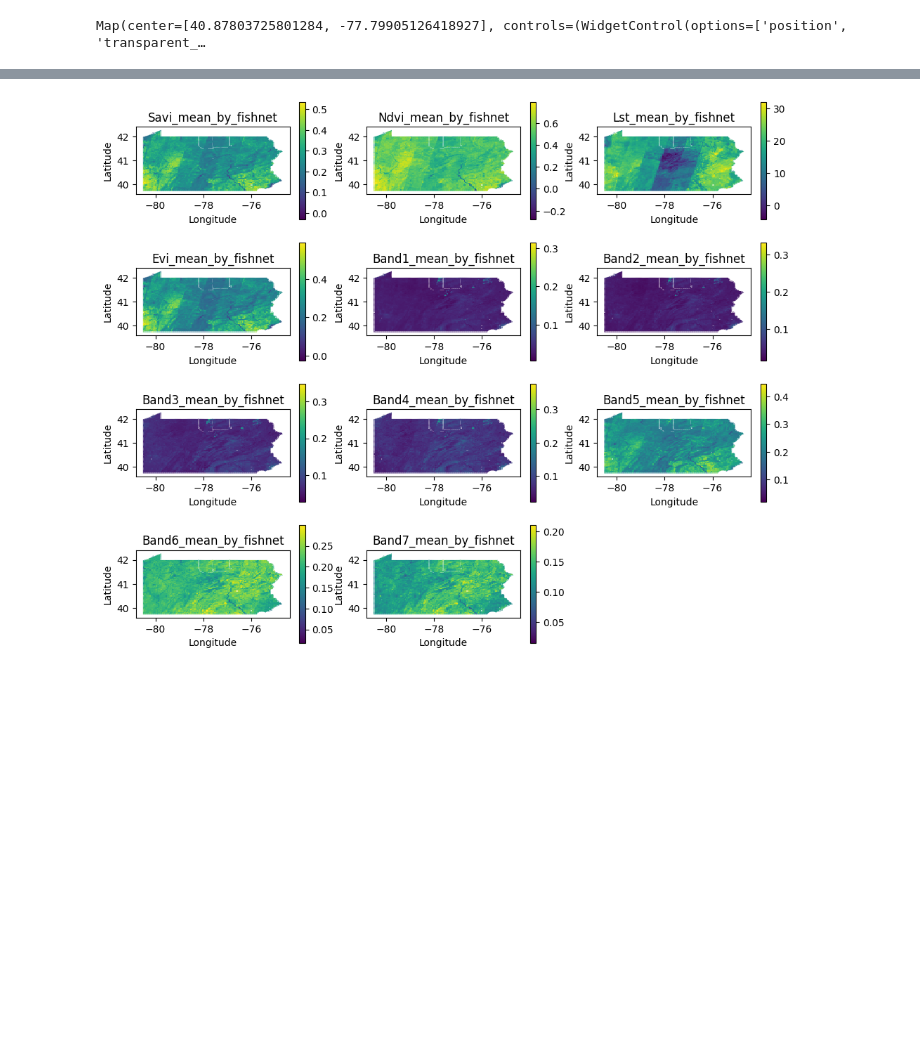
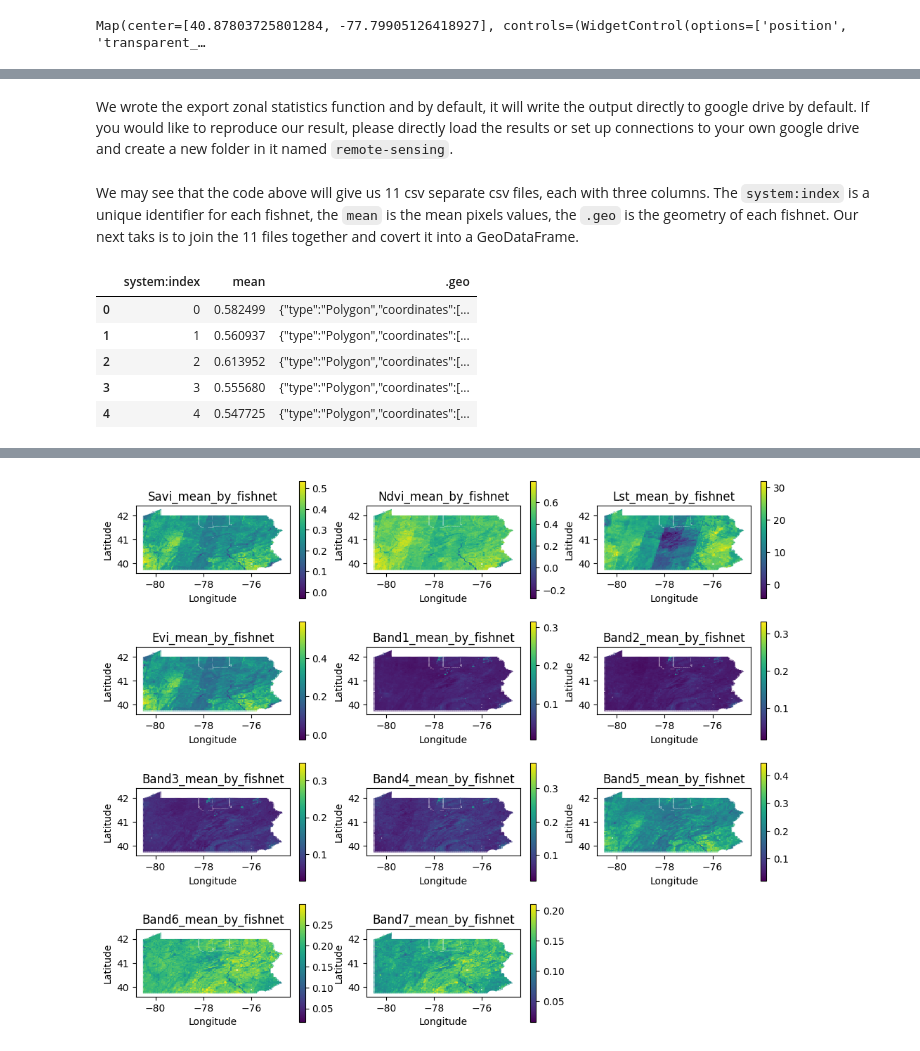
Before and after one commit to emilyzhou112/MUSA6500-Pennsylvania-CRD, a Jupyter notebook: code/PA-CRD-2024.ipynb, the cells around one changed output, grey strips where cells are left out. Drawn from its saved outputs; the diff is of its cells as text; code cells hidden in the pictures; blank space fills up the shorter version.

Commit message:
finish write up for section three

```diff
--- a/code/PA-CRD-2024.ipynb
+++ b/code/PA-CRD-2024.ipynb
@@ -270,5 +326,7 @@ def export_zonal_stats(image, reducer, index_name):
     )
     task.start()
+# %% [markdown]
+We wrote the export zonal statistics function and by default, it will write the output directly to google drive by default. If you would like to reproduce our result, please directly load the results or set up connections to your own google drive and create a new folder in it named `remote-sensing`.
 # %%
 ## Apply Zonal Statistics
 #### -------- DO NOT RUN THIS CODE CHUNK IF YOU WANT TO REPRODUCE THE RESULT AS IT WILL SAVE FILES TO GOOGLE DRIVE BY DEFAULT -----------
@@ -303,3 +361,14 @@ band4_spring_df = pd.read_csv('https://raw.githubusercontent.com/emilyzhou112/MU
 band5_spring_df = pd.read_csv('https://raw.githubusercontent.com/emilyzhou112/MUSA6500-Pennsylvania-CRD/main/data/derived/band5_spring.csv')
 band6_spring_df = pd.read_csv('https://raw.githubusercontent.com/emilyzhou112/MUSA6500-Pennsylvania-CRD/main/data/derived/band6_spring.csv')
 band7_spring_df = pd.read_csv('https://raw.githubusercontent.com/emilyzhou112/MUSA6500-Pennsylvania-CRD/main/data/derived/band7_spring.csv')
+# %% [markdown]
+We may see that the code above will give us 11 csv separate csv files, each with three columns. The `system:index` is a unique identifier for each fishnet, the `mean` is the mean pixels values, the `.geo` is the geometry of each fishnet. Our next taks is to join the 11 files together and covert it into a GeoDataFrame.
+# %%
+ndvi_spring_df.head()
+# %% [output]
+|  | system:index | mean | .geo |
+| 0 | 0 | 0.582499 | {"type":"Polygon","coordinates":[... |
+| 1 | 1 | 0.560937 | {"type":"Polygon","coordinates":[... |
+| 2 | 2 | 0.613952 | {"type":"Polygon","coordinates":[... |
+| 3 | 3 | 0.555680 | {"type":"Polygon","coordinates":[... |
+| 4 | 4 | 0.547725 | {"type":"Polygon","coordinates":[... |
```
Also changed, not shown: parts of 26 cells of this notebook.
